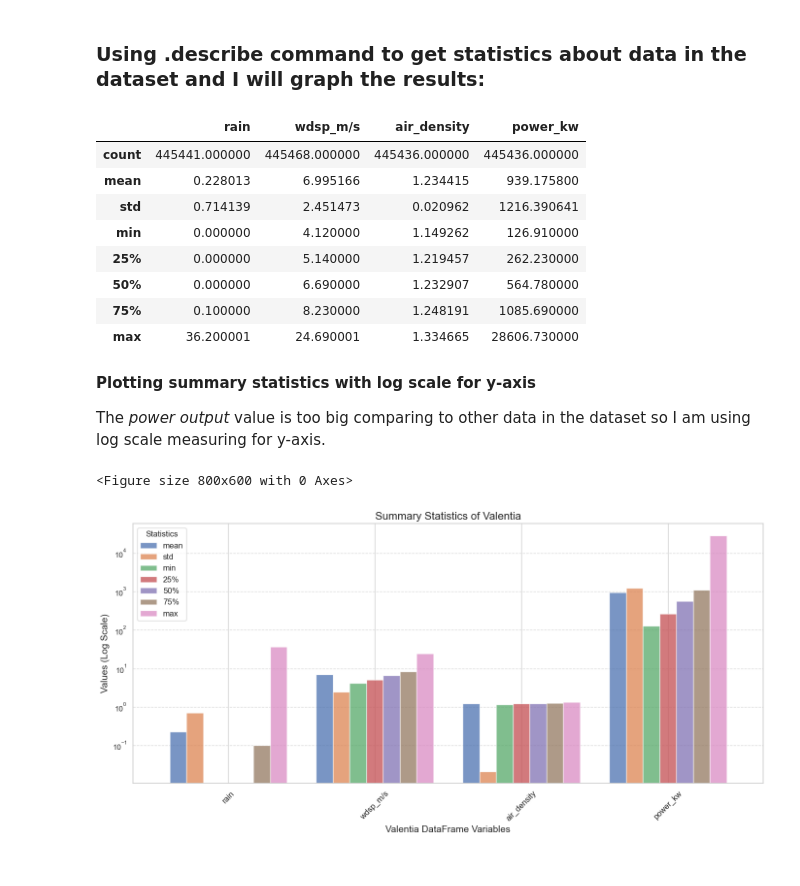
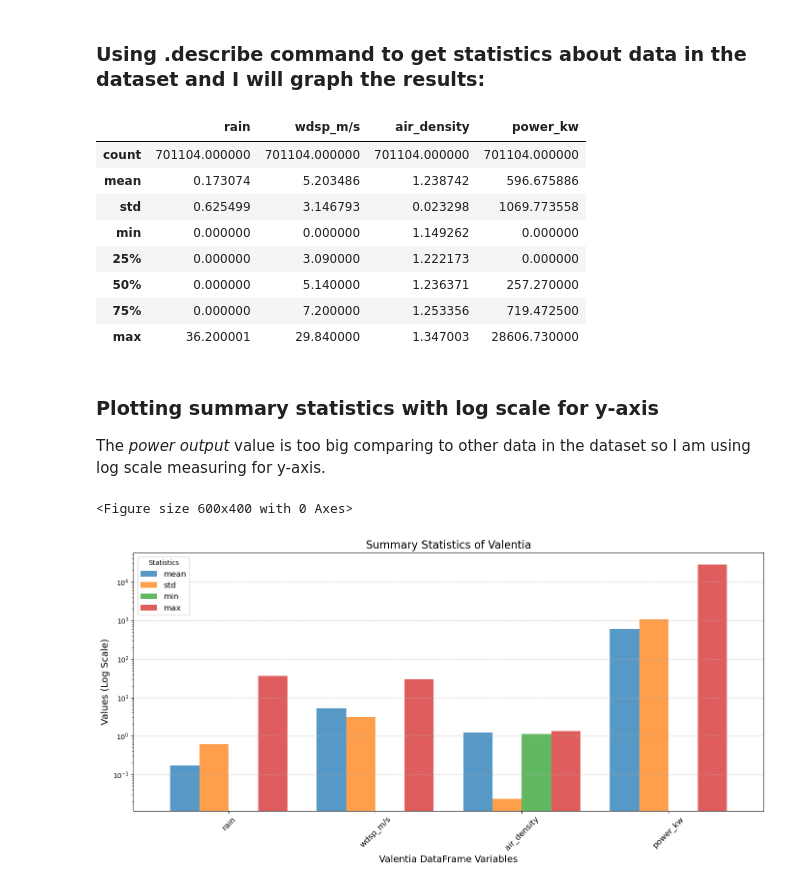
Before and after one commit to ermelinda-q/PFDA, a Jupyter notebook: project/project.ipynb, the cells around one changed output. Cells and saved outputs as stored; diff of their text form; code cells hidden in the pictures.

```diff
--- a/project/project.ipynb
+++ b/project/project.ipynb
@@ -155,0 +134,4 @@ memory usage: 21.4 MB
+# %%
+# Calling remove_rows_with_missing_data function to clean/drop all the rows with empty cells.
+df_valentia = remove_rows_with_missing_data(df_valentia)
+df_valentia.info()
@@ -385,0 +361,5 @@ df_working_valentia
+# %%
+df_valentia['in_range'] = (df_valentia['wdsp_m/s'] >= 4) & (df_valentia['wdsp_m/s'] <= 25)
+df_valentia['hours_in_range'] = df_valentia['in_range'].astype(int)  # Convert True/False to 1/0 for counting
+
+df_valentia
@@ -386,46 +381,46 @@ df_working_valentia
 # %% [markdown]
 ### Using .describe command to get statistics about data in the dataset and I will graph the results:
 # %%
-summary_stats = df_working_valentia[['rain', 'wdsp_m/s', 'air_density', 'power_kw']].describe()
+summary_stats = df_valentia[['rain', 'wdsp_m/s', 'air_density', 'power_kw']].describe()
 summary_stats
 # %% [output]
 |  | rain | wdsp_m/s | air_density | power_kw |
-| count | 445441.000000 | 445468.000000 | 445436.000000 | 445436.000000 |
-| mean | 0.228013 | 6.995166 | 1.234415 | 939.175800 |
-| std | 0.714139 | 2.451473 | 0.020962 | 1216.390641 |
-| min | 0.000000 | 4.120000 | 1.149262 | 126.910000 |
-| 25% | 0.000000 | 5.140000 | 1.219457 | 262.230000 |
-| 50% | 0.000000 | 6.690000 | 1.232907 | 564.780000 |
-| 75% | 0.100000 | 8.230000 | 1.248191 | 1085.690000 |
-| max | 36.200001 | 24.690001 | 1.334665 | 28606.730000 |
+| count | 701104.000000 | 701104.000000 | 701104.000000 | 701104.000000 |
+| mean | 0.173074 | 5.203486 | 1.238742 | 596.675886 |
+| std | 0.625499 | 3.146793 | 0.023298 | 1069.773558 |
+| min | 0.000000 | 0.000000 | 1.149262 | 0.000000 |
+| 25% | 0.000000 | 3.090000 | 1.222173 | 0.000000 |
+| 50% | 0.000000 | 5.140000 | 1.236371 | 257.270000 |
+| 75% | 0.000000 | 7.200000 | 1.253356 | 719.472500 |
+| max | 36.200001 | 29.840000 | 1.347003 | 28606.730000 |
 # %% [markdown]
-**Plotting summary statistics with log scale for y-axis**
+### Plotting summary statistics with log scale for y-axis
 
 The _power output_ value is too big comparing to other data in the dataset so I am using log scale measuring for y-axis.
 # %%
 # Transpose for easier plotting (columns become rows)
 summary_stats = summary_stats.transpose()
 
 # Set figure size.
-plt.figure(figsize=(8, 6))
+plt.figure(figsize=(6, 4))
 
 # Bar plot for mean, min, max
-summary_stats[['mean', 'std', 'min', '25%', '50%', '75%', 'max']].plot(kind='bar', figsize=(14, 7), width=0.8, alpha=0.75)
+summary_stats[['mean', 'std', 'min', 'max']].plot(kind='bar', figsize=(14, 7), width=0.8, alpha=0.75)
 
 # Set y-axis to logarithmic scale
 plt.yscale('log')
 
 # Adding labels and title
 plt.title('Summary Statistics of Valentia', fontsize=16)
 plt.ylabel('Values (Log Scale)', fontsize=14)
 plt.xlabel('Valentia DataFrame Variables', fontsize=14)
 plt.xticks(rotation=45, fontsize=12)
 plt.legend(title='Statistics', fontsize=12)
 plt.grid(axis='y', linestyle='--', alpha=0.7)
 
 # Show the plot
 plt.tight_layout()
 plt.show()
 # %% [output]
-<Figure size 800x600 with 0 Axes>
+<Figure size 600x400 with 0 Axes>
-[figure, old version]
+[figure, new version]
```
Also changed, not shown: parts of 48 cells of this notebook, 1 other file.
